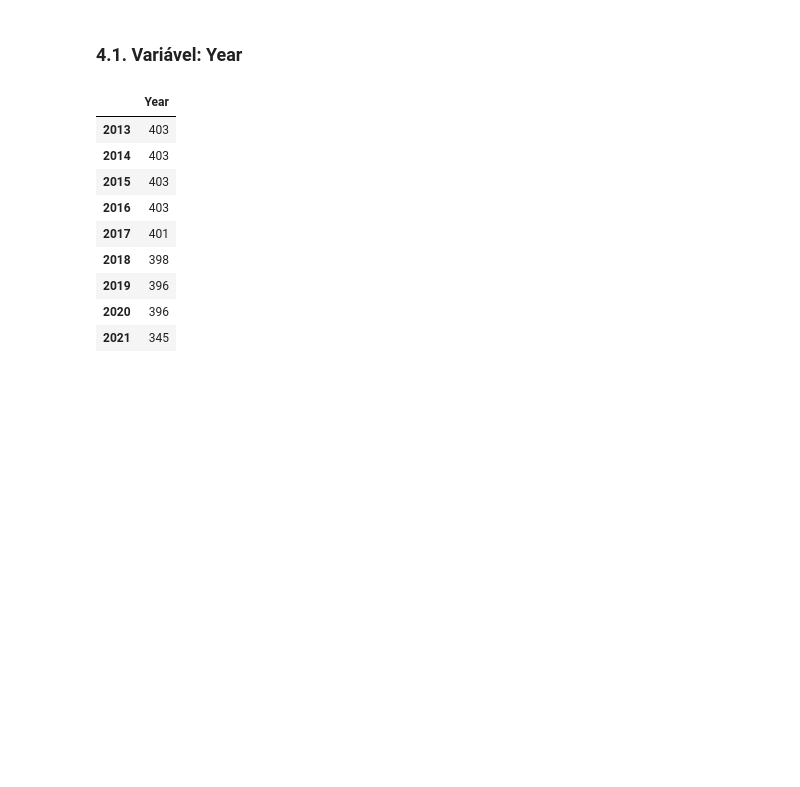
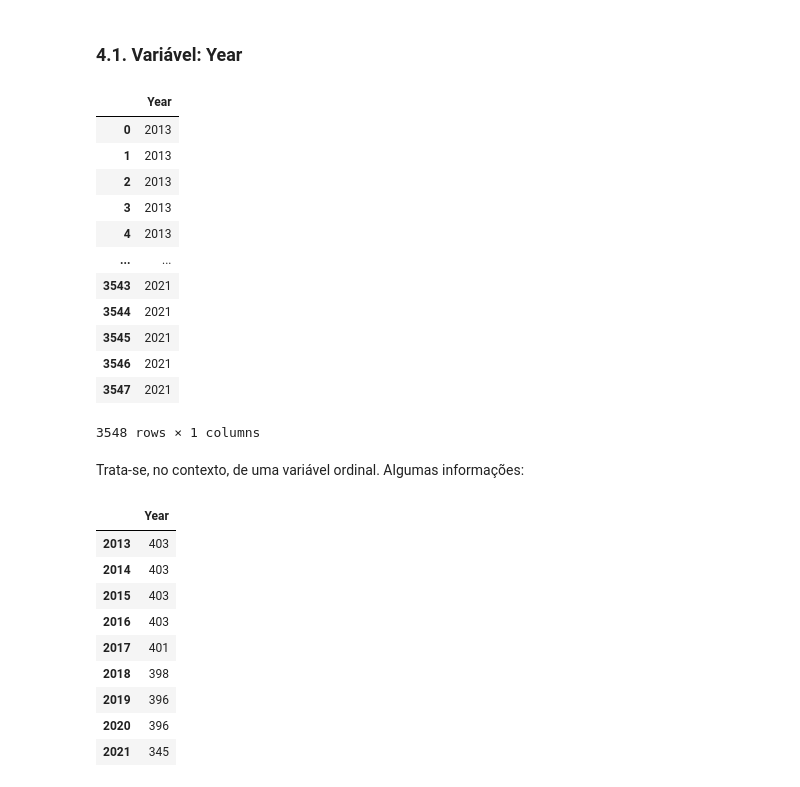
Before and after one commit to gabriellfelipe7/AnaliseExploratoria_AverageCostStudentUSA, a Jupyter notebook: AnaliseExploratoria_AverageCostStudentUSA.ipynb, the cells around one changed output. Cells and saved outputs as stored; diff of their text form; code cells hidden in the pictures; blank space fills up the shorter version.

```diff
--- a/AnaliseExploratoria_AverageCostStudentUSA.ipynb
+++ b/AnaliseExploratoria_AverageCostStudentUSA.ipynb
@@ -140,6 +140,25 @@ Não há dados para limpeza, logo, estão prontos para a análise.
 ## **4. Análise das variáveis**
 # %% [markdown]
 ### **4.1. Variável: Year**
+# %%
+data_Year = pd.DataFrame(data['Year'])
+display(data_Year)
+# %% [output]
+|  | Year |
+| 0 | 2013 |
+| 1 | 2013 |
+| 2 | 2013 |
+| 3 | 2013 |
+| 4 | 2013 |
+| ... | ... |
+| 3543 | 2021 |
+| 3544 | 2021 |
+| 3545 | 2021 |
+| 3546 | 2021 |
+| 3547 | 2021 |
+3548 rows × 1 columns
+# %% [markdown]
+Trata-se, no contexto, de uma variável ordinal. Algumas informações:
 # %%
 #Possíveis valores
 display(pd.DataFrame(data = data['Year'].value_counts()))
```
Also changed, not shown: parts of 19 cells of this notebook.
